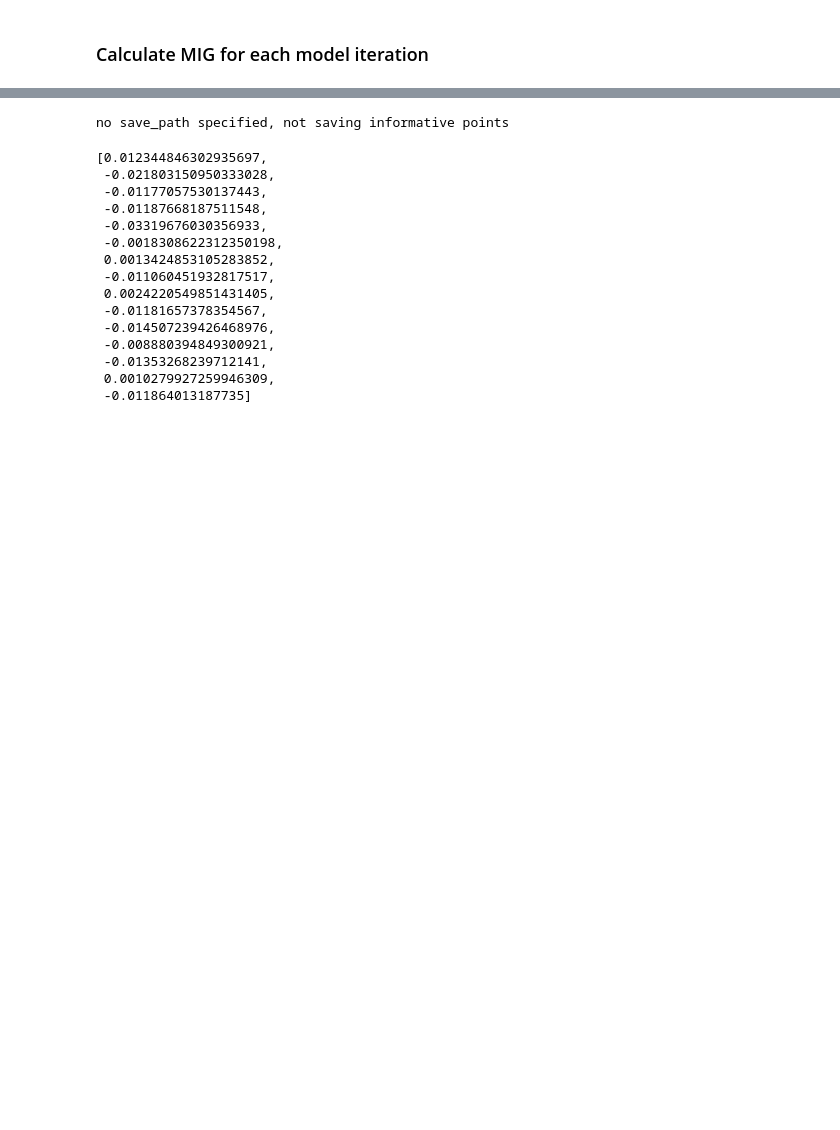
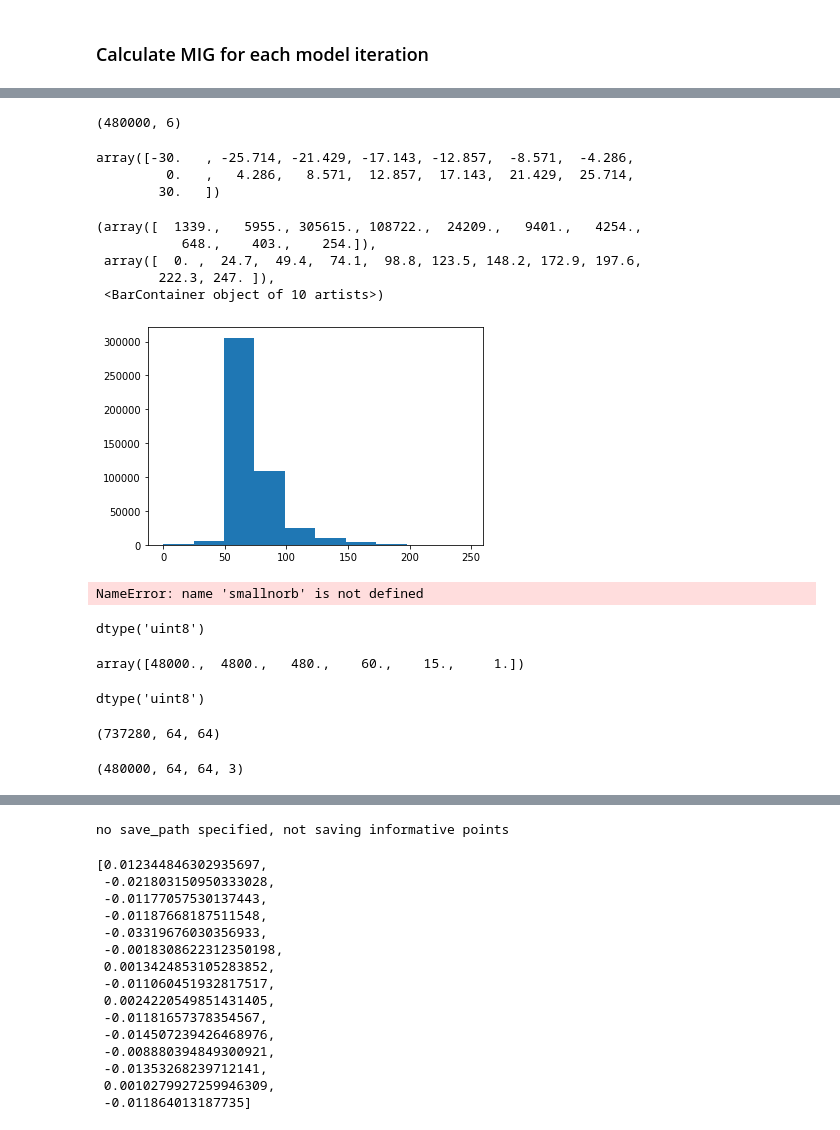
Before and after one commit to jasonmhwu/disentanglement_lib, a Jupyter notebook: notebooks/calc_mig.ipynb, the cells around one changed output, grey strips where cells are left out. Drawn from its saved outputs; the diff is of its cells as text; code cells hidden in the pictures; blank space fills up the shorter version.

```diff
--- a/notebooks/calc_mig.ipynb
+++ b/notebooks/calc_mig.ipynb
@@ -122,0 +157,10 @@ dsprites = named_data.get_named_ground_truth_data('dsprites_full', -1)
+# %%
+labels.shape
+# %% [output]
+(480000, 6)
+# %%
+np.unique(labels[:, 5])
+# %% [output]
+array([-30.   , -25.714, -21.429, -17.143, -12.857,  -8.571,  -4.286,
+         0.   ,   4.286,   8.571,  12.857,  17.143,  21.429,  25.714,
+        30.   ])
@@ -122,0 +169,9 @@ dsprites = named_data.get_named_ground_truth_data('dsprites_full', -1)
+# %%
+plt.hist(mpi3d.images[:, 32, 32, 0])
+# %% [output]
+(array([  1339.,   5955., 305615., 108722.,  24209.,   9401.,   4254.,
+           648.,    403.,    254.]),
+ array([  0. ,  24.7,  49.4,  74.1,  98.8, 123.5, 148.2, 172.9, 197.6,
+        222.3, 247. ]),
+ <BarContainer object of 10 artists>)
+[figure, added]
@@ -122,0 +180,24 @@ dsprites = named_data.get_named_ground_truth_data('dsprites_full', -1)
+# %%
+smallnorb.images.dtype
+# %% [output]
+NameError: name 'smallnorb' is not defined
+# %%
+shapes
+# %% [output]
+dtype('uint8')
+# %%
+shapes3d.factor_bases
+# %% [output]
+array([48000.,  4800.,   480.,    60.,    15.,     1.])
+# %%
+mpi3d.images.dtype
+# %% [output]
+dtype('uint8')
+# %%
+dsprites.images.shape
+# %% [output]
+(737280, 64, 64)
+# %%
+shapes3d.images.shape
+# %% [output]
+(480000, 64, 64, 3)
```
Also changed, not shown: parts of 15 cells of this notebook, 38 other files.
